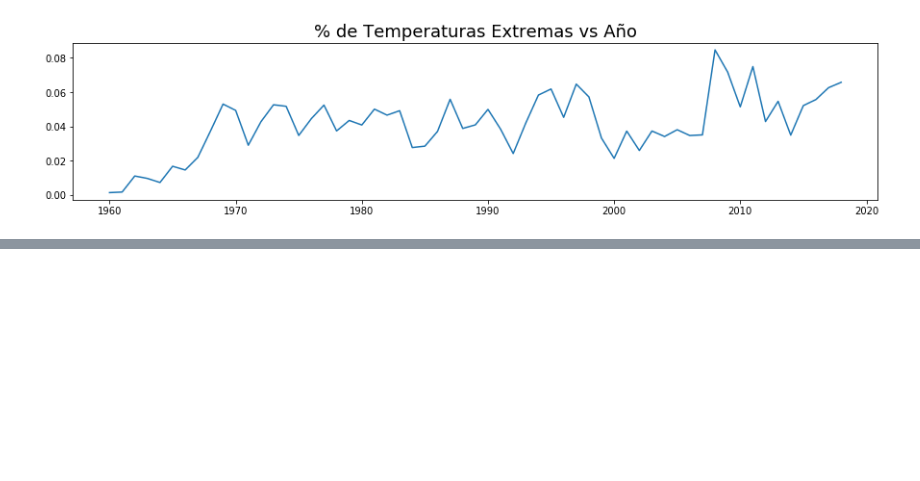
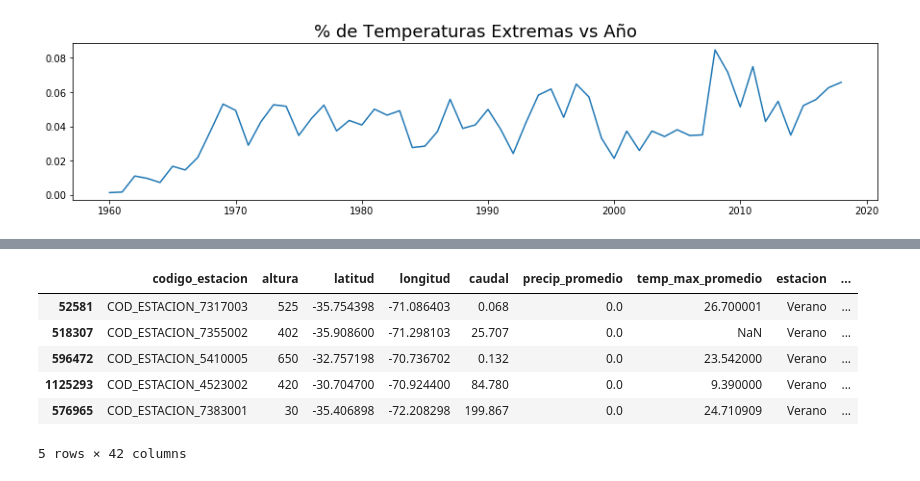
Before and after one commit to bldr1862/SpikeChallenge, a Jupyter notebook: Challenge.ipynb, the cells around one changed output, grey strips where cells are left out. Drawn from its saved outputs; the diff is of its cells as text; code cells hidden in the pictures; blank space fills up the shorter version.

```diff
--- a/Challenge.ipynb
+++ b/Challenge.ipynb
@@ -333,2 +363,0 @@ from sklearn.base import BaseEstimator, TransformerMixin
-# %%
-pd.set_option('display.max_columns', 500)
@@ -428,0 +375,38 @@ df.head()
+# %%
+"""
+El sort aqui evita tener que hacerlo en el for aumentando la velocidad
+"""
+
+USEFUL_COLS = ['codigo_estacion','altura','latitud','longitud','caudal','precip_promedio','temp_max_promedio',
+               'estacion','year','month','fecha']
+TARGET = ['caudal_extremo']
+
+df_model = df[USEFUL_COLS+TARGET].sort_values(by='fecha',ascending=False)
+# %%
+"""
+Se asume 1 observacion por dia para cada estacion
+Se usara una semana de historia para entrenar el modelo
+"""
+
+def shift_features(x, cols=['temp_max_promedio','caudal','precip_promedio'], lags=[3,4,5,6,7,8,9,10]):
+    x=x.copy()
+    for col in cols:
+        for lag in lags:
+            x[col+'_shift_{}'.format(lag)] = x[col].shift(-lag)
+
+        GENERATED_COLS = [col+'_shift_{}'.format(lag) for lag in lags]
+        x[col+'_mean'] = x[GENERATED_COLS].mean(axis=1)
+        x[col+'_std'] = x[GENERATED_COLS].std(axis=1)
+    return x
+# %%
+df_lagged = df_model.groupby(by='codigo_estacion').apply(lambda x: shift_features(x))
+# %%
+df_lagged.head()
+# %% [output]
+|  | codigo_estacion | altura | latitud | longitud | caudal | precip_promedio | temp_max_promedio | estacion | ... |
+| 52581 | COD_ESTACION_7317003 | 525 | -35.754398 | -71.086403 | 0.068 | 0.0 | 26.700001 | Verano | ... |
+| 518307 | COD_ESTACION_7355002 | 402 | -35.908600 | -71.298103 | 25.707 | 0.0 | NaN | Verano | ... |
+| 596472 | COD_ESTACION_5410005 | 650 | -32.757198 | -70.736702 | 0.132 | 0.0 | 23.542000 | Verano | ... |
+| 1125293 | COD_ESTACION_4523002 | 420 | -30.704700 | -70.924400 | 84.780 | 0.0 | 9.390000 | Verano | ... |
+| 576965 | COD_ESTACION_7383001 | 30 | -35.406898 | -72.208298 | 199.867 | 0.0 | 24.710909 | Verano | ... |
+5 rows × 42 columns
```
Also changed, not shown: parts of 51 cells of this notebook.
